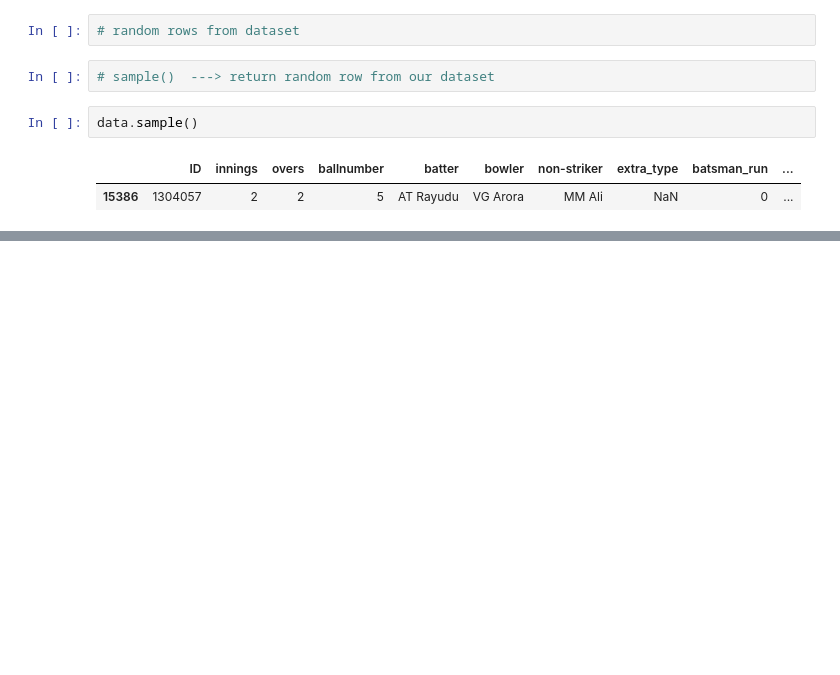
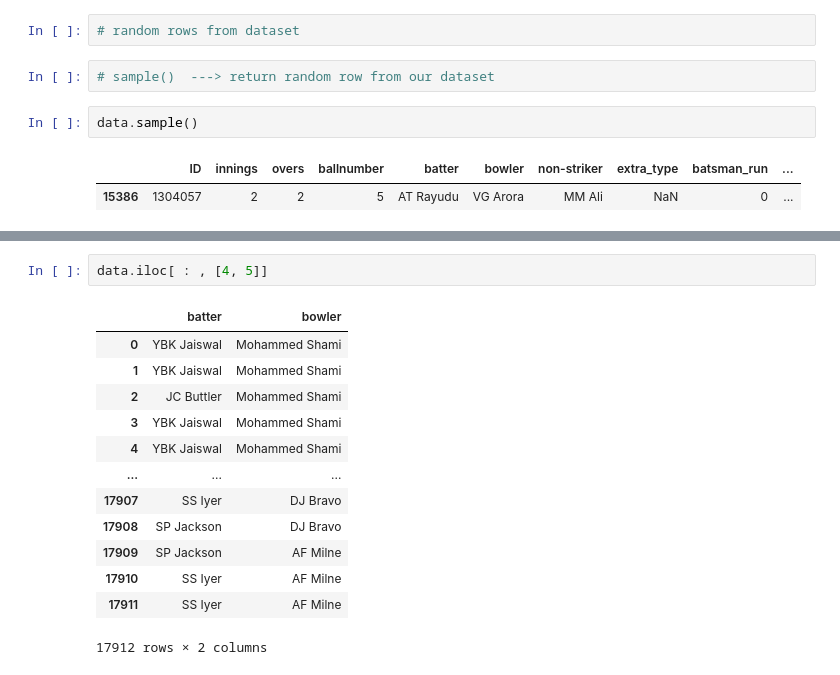
Before and after one commit to banvro/batch-12-to-1-python, a Jupyter notebook: june AI classes/start pandas/pandas class 2.ipynb, the cells around one changed output, grey strips where cells are left out. Cells and saved outputs as stored; diff of their text form; blank space fills up the shorter version.

```diff
--- a/june AI classes/start pandas/pandas class 2.ipynb
+++ b/june AI classes/start pandas/pandas class 2.ipynb
@@ -123,0 +231,16 @@ data.sample()
+# %%
+data.iloc[ : , [4, 5]]
+# %% [output]
+|  | batter | bowler |
+| 0 | YBK Jaiswal | Mohammed Shami |
+| 1 | YBK Jaiswal | Mohammed Shami |
+| 2 | JC Buttler | Mohammed Shami |
+| 3 | YBK Jaiswal | Mohammed Shami |
+| 4 | YBK Jaiswal | Mohammed Shami |
+| ... | ... | ... |
+| 17907 | SS Iyer | DJ Bravo |
+| 17908 | SP Jackson | DJ Bravo |
+| 17909 | SP Jackson | AF Milne |
+| 17910 | SS Iyer | AF Milne |
+| 17911 | SS Iyer | AF Milne |
+17912 rows × 2 columns
```
Also changed, not shown: parts of 25 cells of this notebook.
